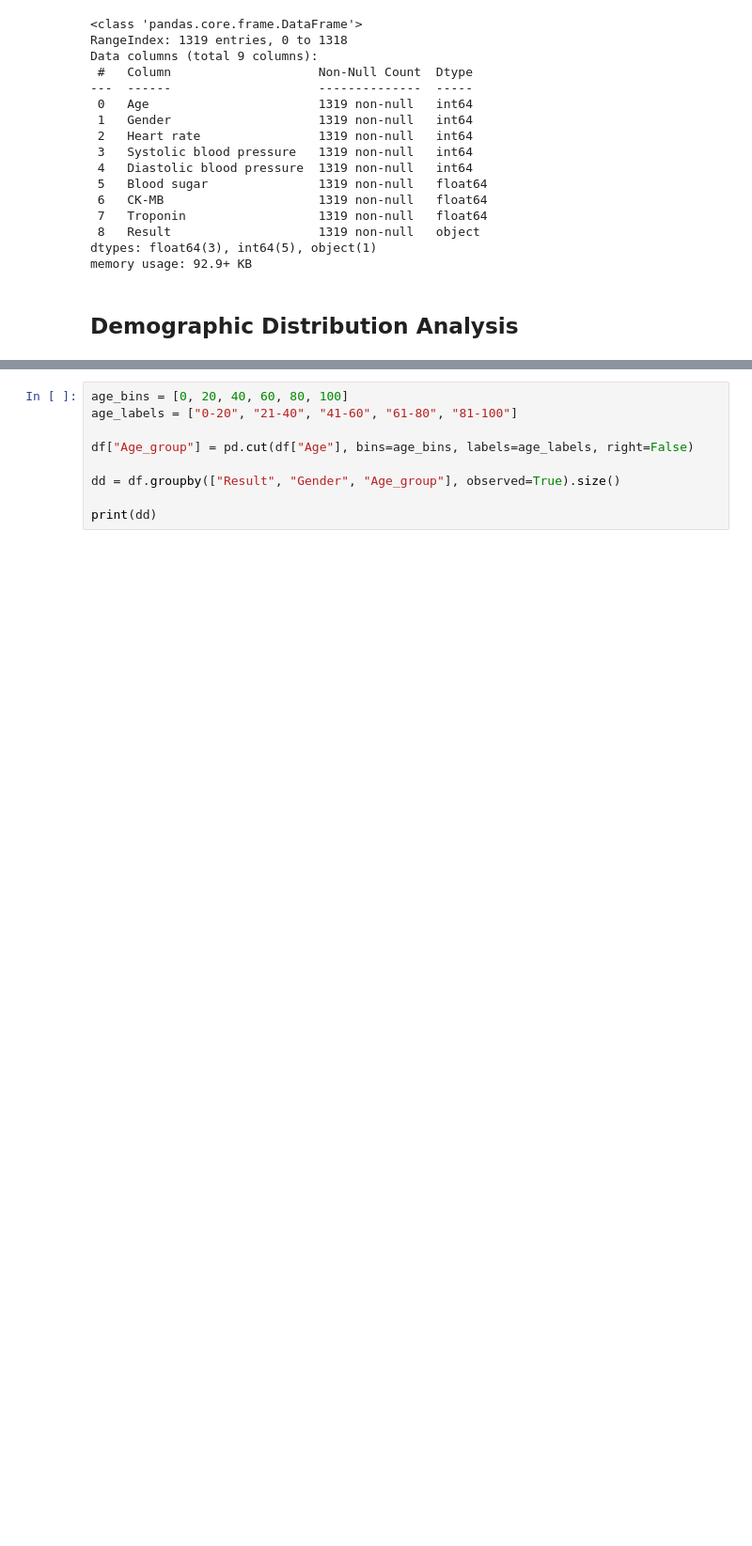
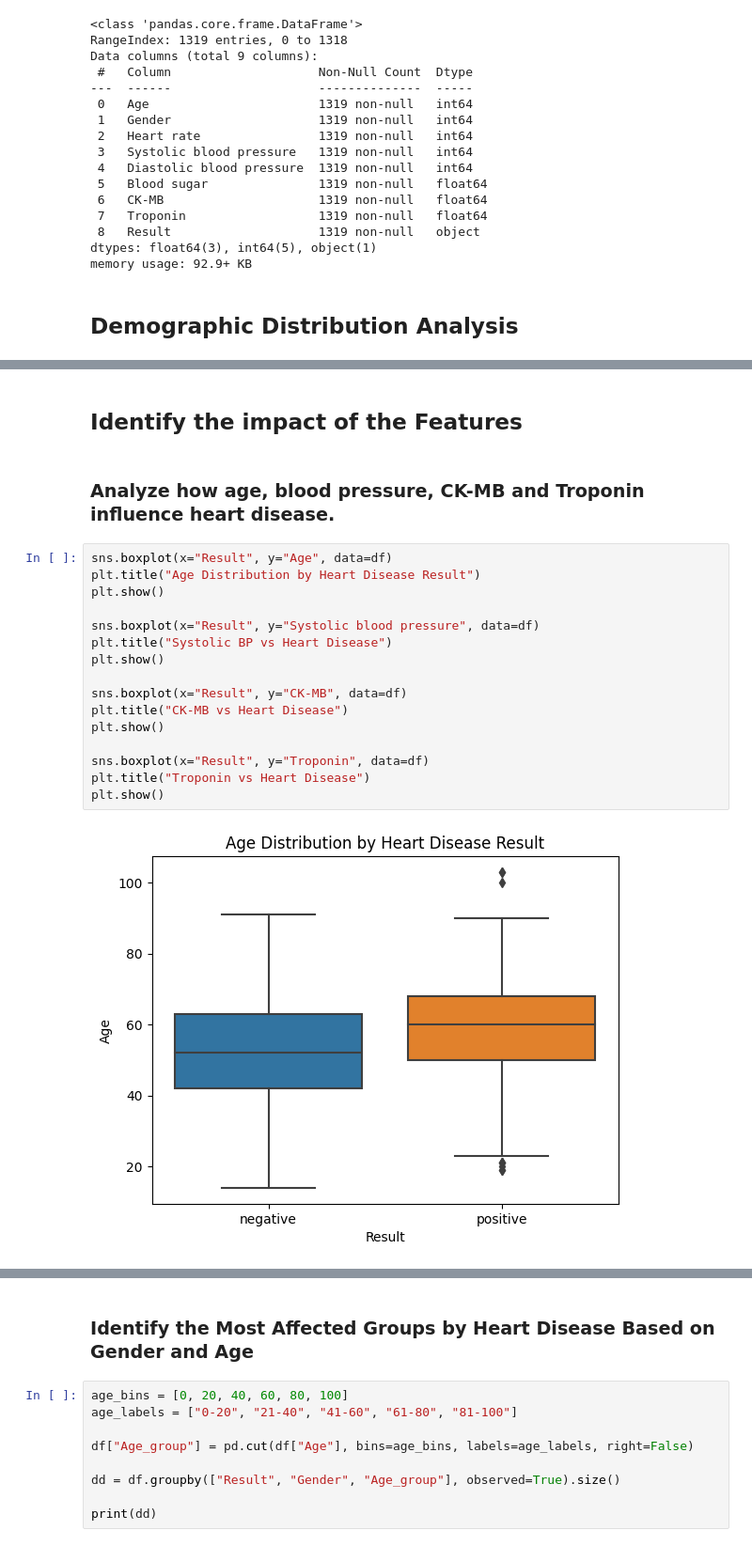
Before and after one commit to Md-Yasin-Arafat/eda-ml-workflow-, a Jupyter notebook: heart-disease-prediction.ipynb, the cells around one changed output, grey strips where cells are left out. Shown at 94% size. Cells and saved outputs as stored; diff of their text form; blank space fills up the shorter version.

```diff
--- a/heart-disease-prediction.ipynb
+++ b/heart-disease-prediction.ipynb
@@ -68,0 +88,22 @@ memory usage: 92.9+ KB
+# %% [markdown]
+## Identify the impact of the Features
+# %% [markdown]
+### Analyze how age, blood pressure, CK-MB and Troponin influence heart disease.
+# %%
+sns.boxplot(x="Result", y="Age", data=df)
+plt.title("Age Distribution by Heart Disease Result")
+plt.show()
+
+sns.boxplot(x="Result", y="Systolic blood pressure", data=df)
+plt.title("Systolic BP vs Heart Disease")
+plt.show()
+
+sns.boxplot(x="Result", y="CK-MB", data=df)
+plt.title("CK-MB vs Heart Disease")
+plt.show()
+
+sns.boxplot(x="Result", y="Troponin", data=df)
+plt.title("Troponin vs Heart Disease")
+plt.show()
+# %% [output]
+[figure, added]
@@ -69,3 +113,5 @@ memory usage: 92.9+ KB
+# %% [markdown]
+### Identify the Most Affected Groups by Heart Disease Based on Gender and Age
 # %%
 age_bins = [0, 20, 40, 60, 80, 100]
 age_labels = ["0-20", "21-40", "41-60", "61-80", "81-100"]
```
Also changed, not shown: parts of 23 cells of this notebook.
